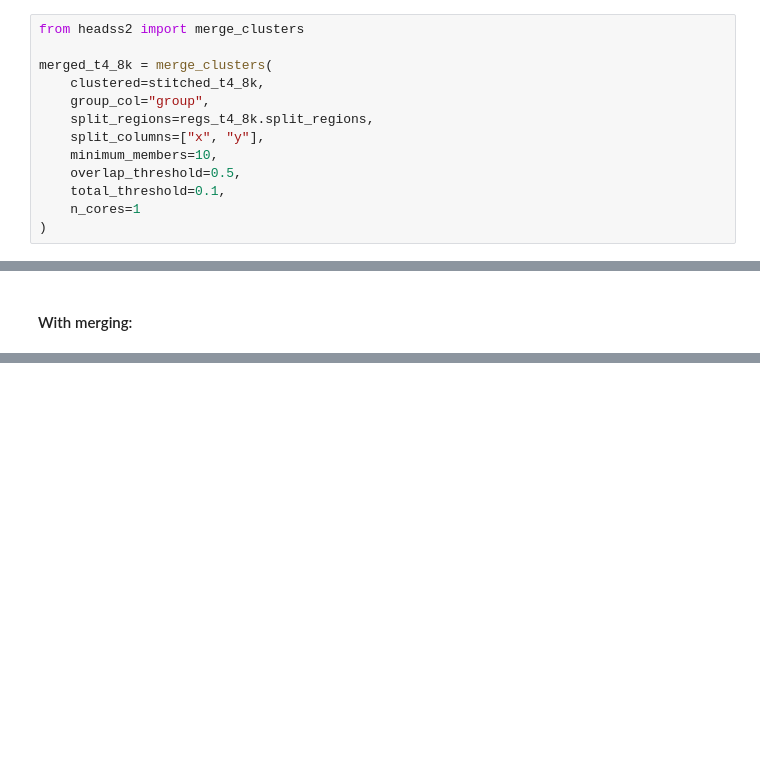
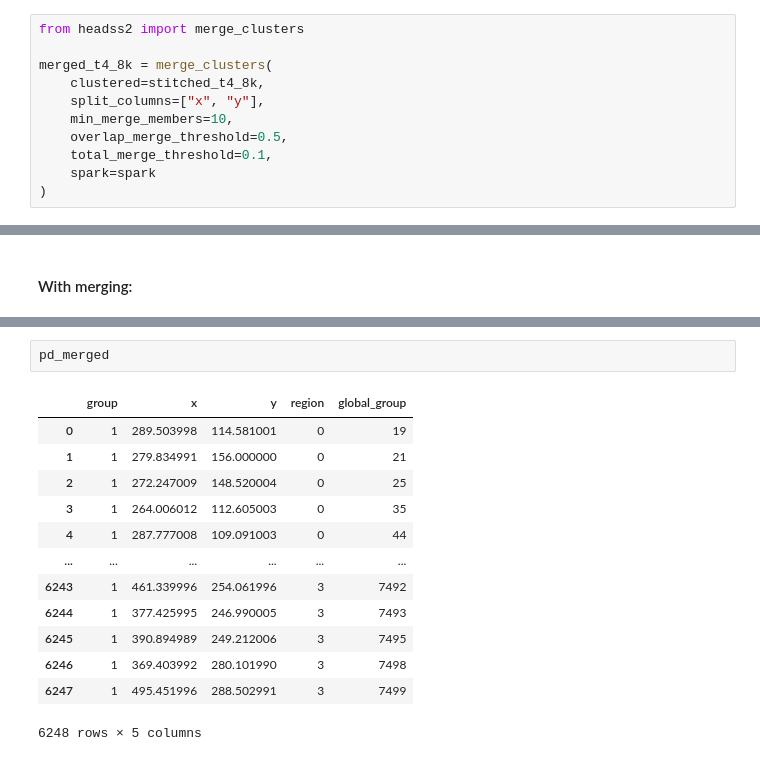
Before and after one commit to simonharnqvist/HEADSS2, a Jupyter notebook: demo/headss_demo.ipynb, the cells around one changed output, grey strips where cells are left out. Drawn from its saved outputs; the diff is of its cells as text; blank space fills up the shorter version.

```diff
--- a/demo/headss_demo.ipynb
+++ b/demo/headss_demo.ipynb
@@ -172,11 +219,9 @@ from headss2 import merge_clusters
 
 merged_t4_8k = merge_clusters(
     clustered=stitched_t4_8k,
-    group_col="group",
-    split_regions=regs_t4_8k.split_regions,
     split_columns=["x", "y"],
-    minimum_members=10,
-    overlap_threshold=0.5,
-    total_threshold=0.1,
-    n_cores=1
+    min_merge_members=10,
+    overlap_merge_threshold=0.5,
+    total_merge_threshold=0.1,
+    spark=spark
 )
@@ -197,0 +261,16 @@ plt.scatter(merged_t4_8k.x, merged_t4_8k.y, c = merged_t4_8k.group)
+# %%
+pd_merged
+# %% [output]
+|  | group | x | y | region | global_group |
+| 0 | 1 | 289.503998 | 114.581001 | 0 | 19 |
+| 1 | 1 | 279.834991 | 156.000000 | 0 | 21 |
+| 2 | 1 | 272.247009 | 148.520004 | 0 | 25 |
+| 3 | 1 | 264.006012 | 112.605003 | 0 | 35 |
+| 4 | 1 | 287.777008 | 109.091003 | 0 | 44 |
+| ... | ... | ... | ... | ... | ... |
+| 6243 | 1 | 461.339996 | 254.061996 | 3 | 7492 |
+| 6244 | 1 | 377.425995 | 246.990005 | 3 | 7493 |
+| 6245 | 1 | 390.894989 | 249.212006 | 3 | 7495 |
+| 6246 | 1 | 369.403992 | 280.101990 | 3 | 7498 |
+| 6247 | 1 | 495.451996 | 288.502991 | 3 | 7499 |
+6248 rows × 5 columns
```
Also changed, not shown: parts of 22 cells of this notebook, 14 other files.
